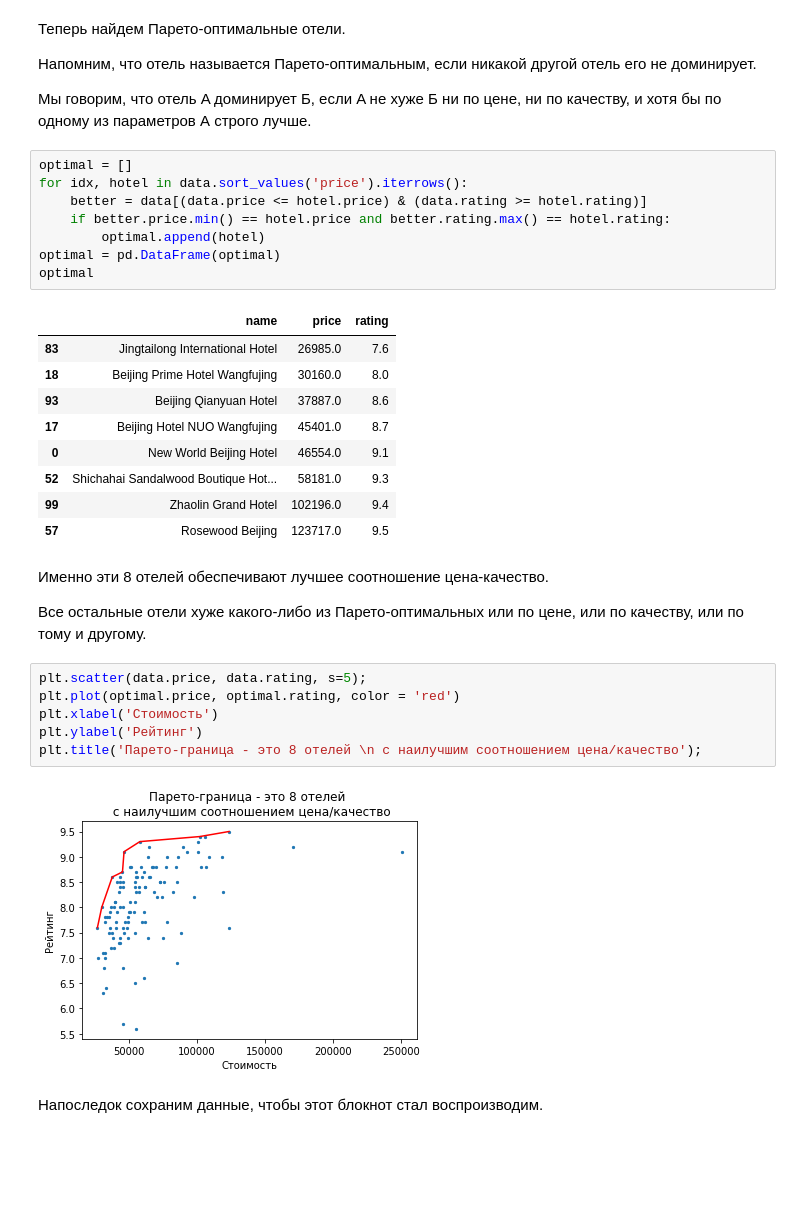
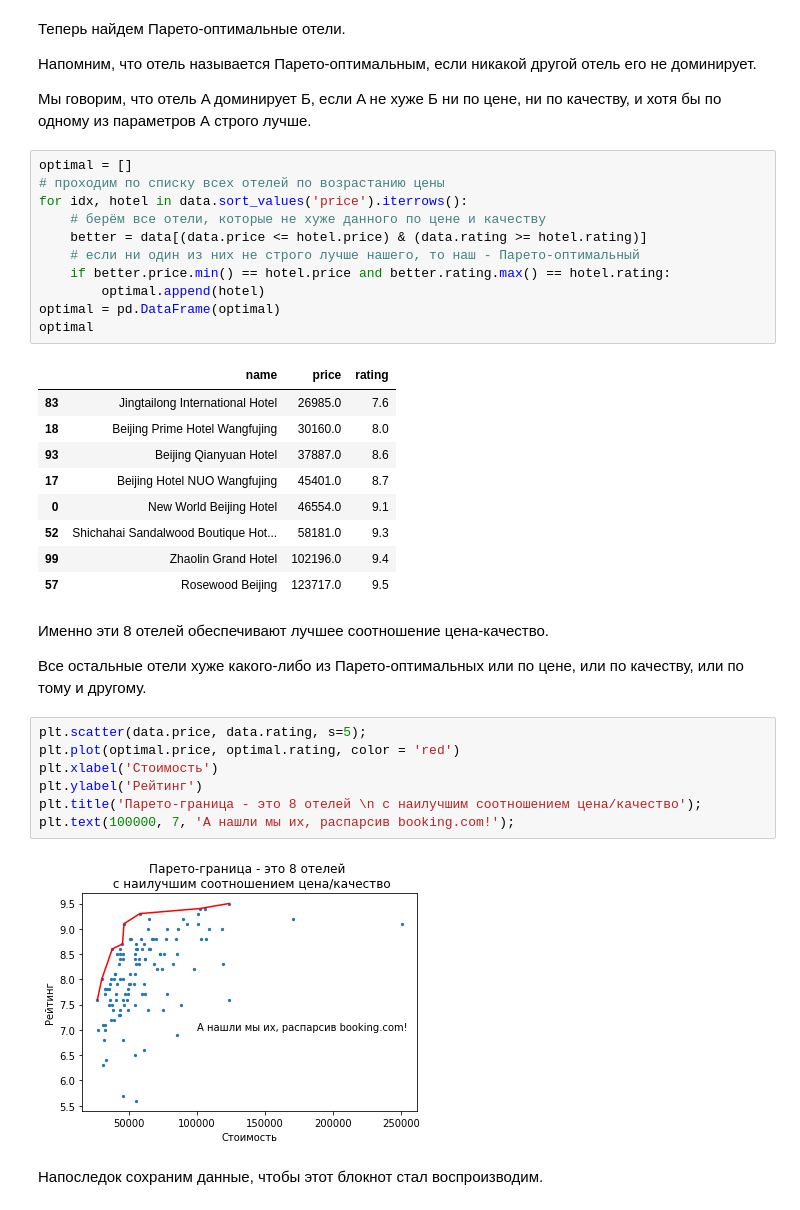
Before and after one commit to avidale/weirdMath, a Jupyter notebook: beijing_hotels.ipynb, the cells around one changed output. Saved outputs shown, nothing was run; the diff lists cells and outputs as text; blank space fills up the shorter version.

```diff
--- a/beijing_hotels.ipynb
+++ b/beijing_hotels.ipynb
@@ -148,8 +172,11 @@ plt.title('Как и следовало ожидать, \n у более дор
 Мы говорим, что отель A доминирует Б, если A не хуже Б ни по цене, ни по качеству, и хотя бы по одному из параметров А строго лучше.
 # %%
 optimal = []
+# проходим по списку всех отелей по возрастанию цены
 for idx, hotel in data.sort_values('price').iterrows():
+    # берём все отели, которые не хуже данного по цене и качеству
     better = data[(data.price <= hotel.price) & (data.rating >= hotel.rating)]
+    # если ни один из них не строго лучше нашего, то наш - Парето-оптимальный
     if better.price.min() == hotel.price and better.rating.max() == hotel.rating:
         optimal.append(hotel)
 optimal = pd.DataFrame(optimal)
@@ -171,11 +198,12 @@ optimal
 # %%
 plt.scatter(data.price, data.rating, s=5);
 plt.plot(optimal.price, optimal.rating, color = 'red')
 plt.xlabel('Стоимость')
 plt.ylabel('Рейтинг')
 plt.title('Парето-граница - это 8 отелей \n с наилучшим соотношением цена/качество');
+plt.text(100000, 7, 'А нашли мы их, распарсив booking.com!');
 # %% [output]
-[figure, old version]
+[figure, new version]
 # %% [markdown]
 Напоследок сохраним данные, чтобы этот блокнот стал воспроизводим.
 # %%
```
Also changed, not shown: parts of 17 cells of this notebook.
